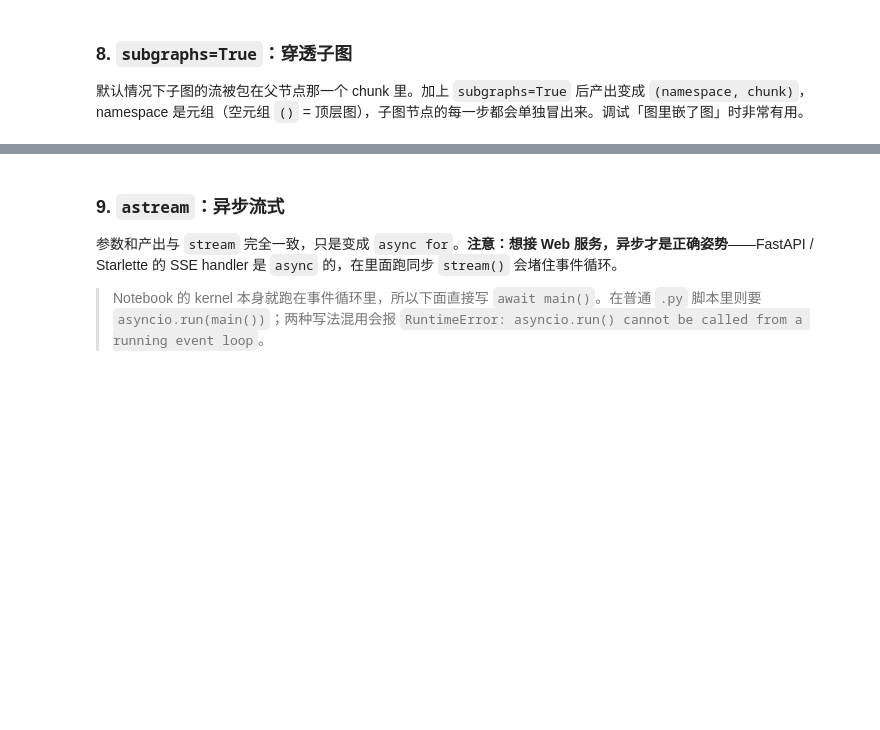
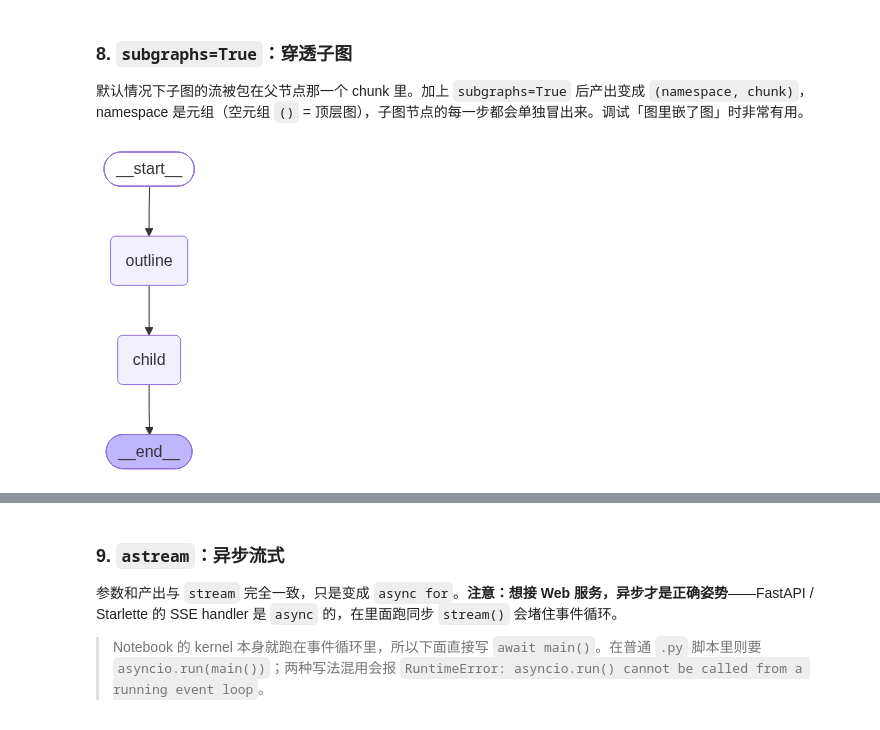
Before and after one commit to xuliji/langgraph_demo, a Jupyter notebook: chapter05/01-stream&astream.ipynb, the cells around one changed output, grey strips where cells are left out. Cells and saved outputs as stored; diff of their text form; code cells hidden in the pictures; blank space fills up the shorter version.

```diff
--- a/chapter05/01-stream&astream.ipynb
+++ b/chapter05/01-stream&astream.ipynb
@@ -342,19 +341,22 @@ for mode, chunk in graph.stream(dict(INITIAL), stream_mode=["custom", "updates"]
 # %%
 child_builder = StateGraph(State)
 child_builder.add_node("write", write)
 child_builder.add_node("polish", polish)
 child_builder.add_edge(START, "write")
 child_builder.add_edge("write", "polish")
 child_builder.add_edge("polish", END)
 child_graph = child_builder.compile()
 
 parent_builder = StateGraph(State)
 parent_builder.add_node("outline", outline)
 parent_builder.add_node("child", child_graph)   # 编译后的图可以直接当节点用
 parent_builder.add_edge(START, "outline")
 parent_builder.add_edge("outline", "child")
 parent_builder.add_edge("child", END)
 parent_graph = parent_builder.compile()
+display(parent_graph)
+# %% [output]
+[figure, added]
 # %%
 print("--- 不加 subgraphs：子图被包成一个 chunk ---")
 for chunk in parent_graph.stream(dict(INITIAL), stream_mode="updates"):
```
Also changed, not shown: parts of 10 cells of this notebook, 1 other file.
